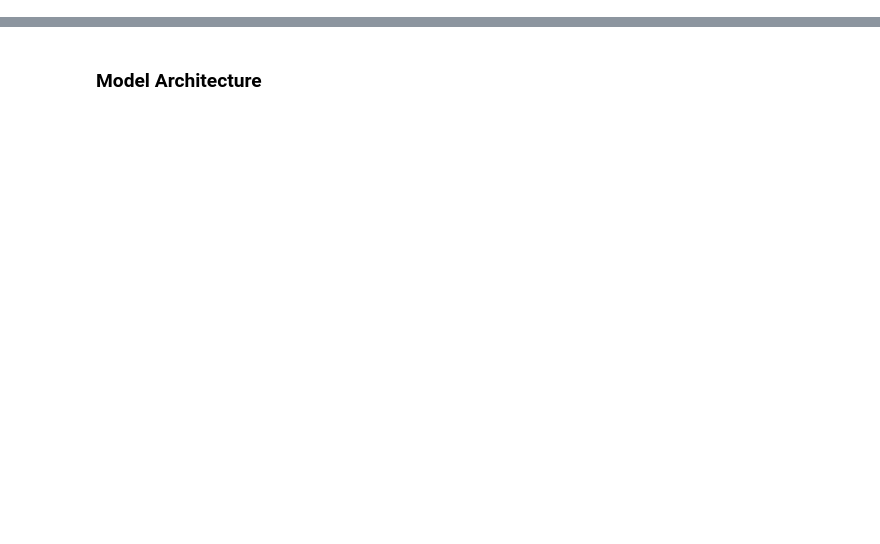
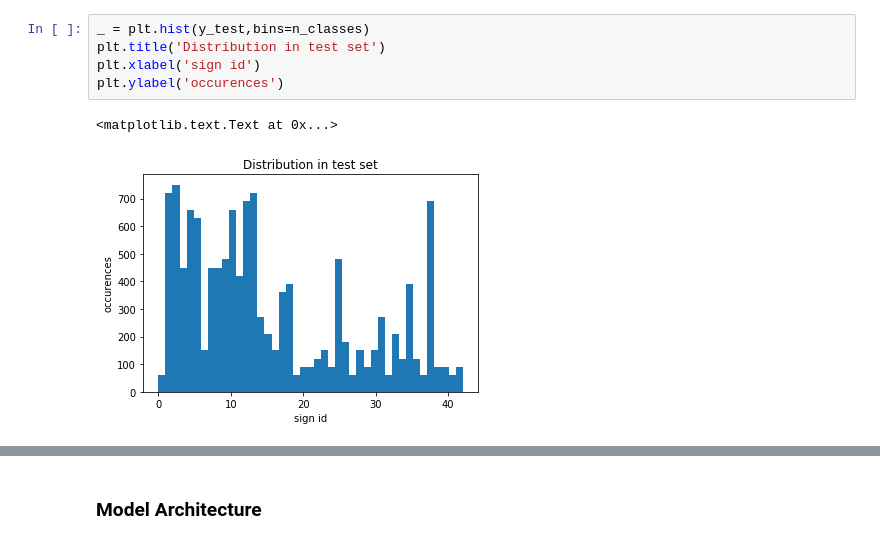
Before and after one commit to patrick-klein/CarND-Traffic-Sign-Classifier-Project, a Jupyter notebook: Traffic_Sign_Classifier.ipynb, the cells around one changed output, grey strips where cells are left out. Saved outputs shown, nothing was run; the diff lists cells and outputs as text; blank space fills up the shorter version.

```diff
--- a/Traffic_Sign_Classifier.ipynb
+++ b/Traffic_Sign_Classifier.ipynb
@@ -254,0 +112,8 @@ def preprocess(x):
+# %%
+_ = plt.hist(y_test,bins=n_classes)
+plt.title('Distribution in test set')
+plt.xlabel('sign id')
+plt.ylabel('occurences')
+# %% [output]
+<matplotlib.text.Text at 0x...>
+[figure, added]
```
Also changed, not shown: parts of 70 cells of this notebook, 22 other files.
